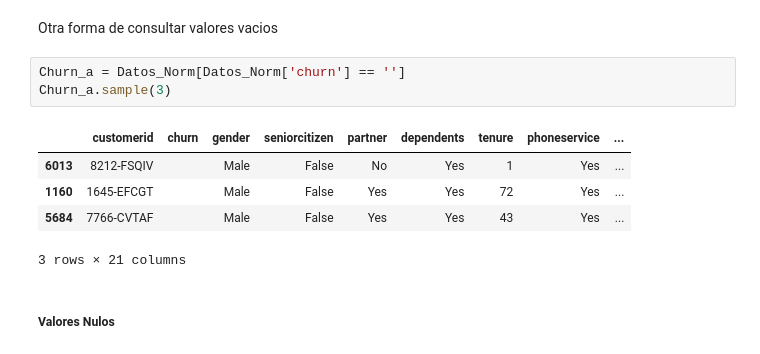
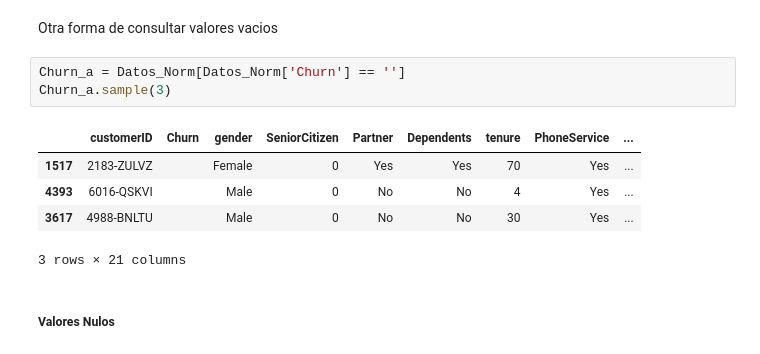
Before and after one commit to MigXDev/CS_Datos_I_DESAFIO_2, a Jupyter notebook: challenge2-data-science-LATAM-main/TelecomX_LATAM.ipynb, the cells around one changed output. Drawn from its saved outputs; the diff is of its cells as text.

```diff
--- a/challenge2-data-science-LATAM-main/TelecomX_LATAM.ipynb
+++ b/challenge2-data-science-LATAM-main/TelecomX_LATAM.ipynb
@@ -232,13 +232,13 @@ Name: 4541, dtype: object
 # %% [markdown]
 Otra forma de consultar valores vacios
 # %%
-Churn_a = Datos_Norm[Datos_Norm['churn'] == '']
+Churn_a = Datos_Norm[Datos_Norm['Churn'] == '']
 Churn_a.sample(3)
 # %% [output]
-|  | customerid | churn | gender | seniorcitizen | partner | dependents | tenure | phoneservice | ... |
-| 6013 | 8212-FSQIV |  | Male | False | No | Yes | 1 | Yes | ... |
-| 1160 | 1645-EFCGT |  | Male | False | Yes | Yes | 72 | Yes | ... |
-| 5684 | 7766-CVTAF |  | Male | False | Yes | Yes | 43 | Yes | ... |
+|  | customerID | Churn | gender | SeniorCitizen | Partner | Dependents | tenure | PhoneService | ... |
+| 1517 | 2183-ZULVZ |  | Female | 0 | Yes | Yes | 70 | Yes | ... |
+| 4393 | 6016-QSKVI |  | Male | 0 | No | No | 4 | Yes | ... |
+| 3617 | 4988-BNLTU |  | Male | 0 | No | No | 30 | Yes | ... |
 3 rows × 21 columns
 # %% [markdown]
 ##### Valores Nulos
```
Also changed, not shown: parts of 30 cells of this notebook.
